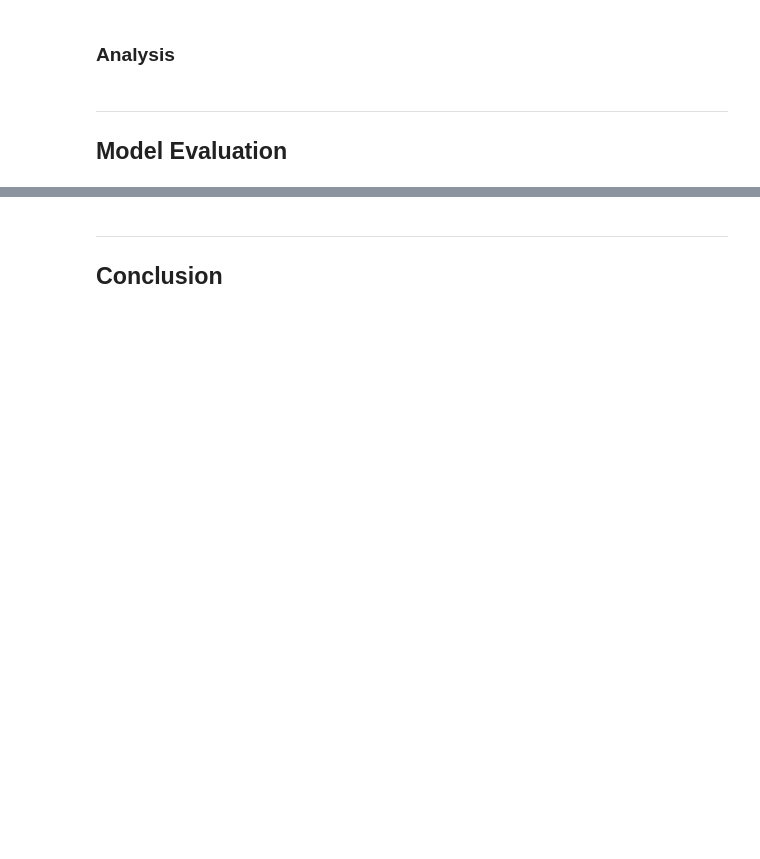
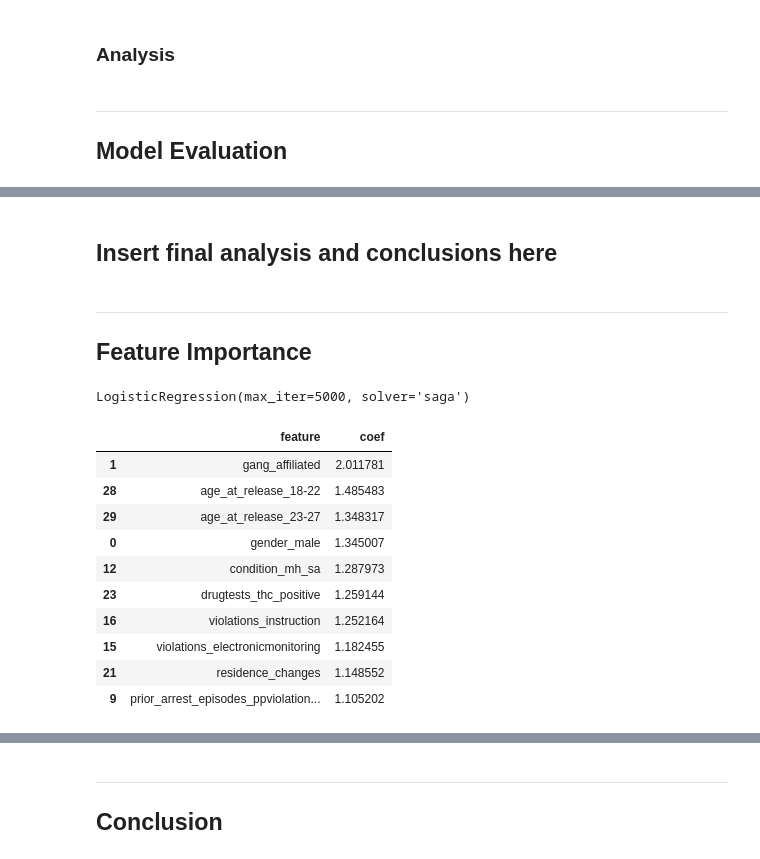
Before and after one commit to ga-dsi-822-group4/recidivism, a Jupyter notebook: notebooks/03_modeling.ipynb, the cells around one changed output, grey strips where cells are left out. Drawn from its saved outputs; the diff is of its cells as text; code cells hidden in the pictures; blank space fills up the shorter version.

```diff
--- a/notebooks/03_modeling.ipynb
+++ b/notebooks/03_modeling.ipynb
@@ -369,7 +369,7 @@ CONCLUSIONS
 # %%
 # Reading in the cleaned Georgia data file
 
-ga = pd.read_csv('../data/GA/georgia_cleaned.csv')
+ga = pd.read_csv('../data/GA/GA_final.csv')
 ga.drop(columns='Unnamed: 0', inplace=True)
 ga.head()
 # %% [output]
@@ -1168,0 +1050,37 @@ model_tuning_df[['model_used', 'accuracy', 'specificity']].sort_values(by=['accu
+# %% [markdown]
+## Insert final analysis and conclusions here
+# %% [markdown]
+---
+## Feature Importance
+# %%
+X = ga_dummy.drop(columns='recidivism_within_3years')
+y = ga_dummy['recidivism_within_3years']
+
+log_reg = LogisticRegression(solver='saga', max_iter = 5000)
+
+log_reg.fit(X, y)
+# %% [output]
+LogisticRegression(max_iter=5000, solver='saga')
+# %%
+fi = log_reg.coef_[0]
+fi_zipped = list(zip(X.columns, fi))
+
+feats = pd.DataFrame(columns=['feature', 'coef'])
+
+for i in list(range(len(fi_zipped))):
+    feats.loc[i] = [fi_zipped[i][0], np.exp(fi_zipped[i][1])]
+
+feats = feats.sort_values(by='coef', ascending=False)
+feats.head(10)
+# %% [output]
+|  | feature | coef |
+| 1 | gang_affiliated | 2.011781 |
+| 28 | age_at_release_18-22 | 1.485483 |
+| 29 | age_at_release_23-27 | 1.348317 |
+| 0 | gender_male | 1.345007 |
+| 12 | condition_mh_sa | 1.287973 |
+| 23 | drugtests_thc_positive | 1.259144 |
+| 16 | violations_instruction | 1.252164 |
+| 15 | violations_electronicmonitoring | 1.182455 |
+| 21 | residence_changes | 1.148552 |
+| 9 | prior_arrest_episodes_ppviolation... | 1.105202 |
```
Also changed, not shown: parts of 26 cells of this notebook, 5 other files.
